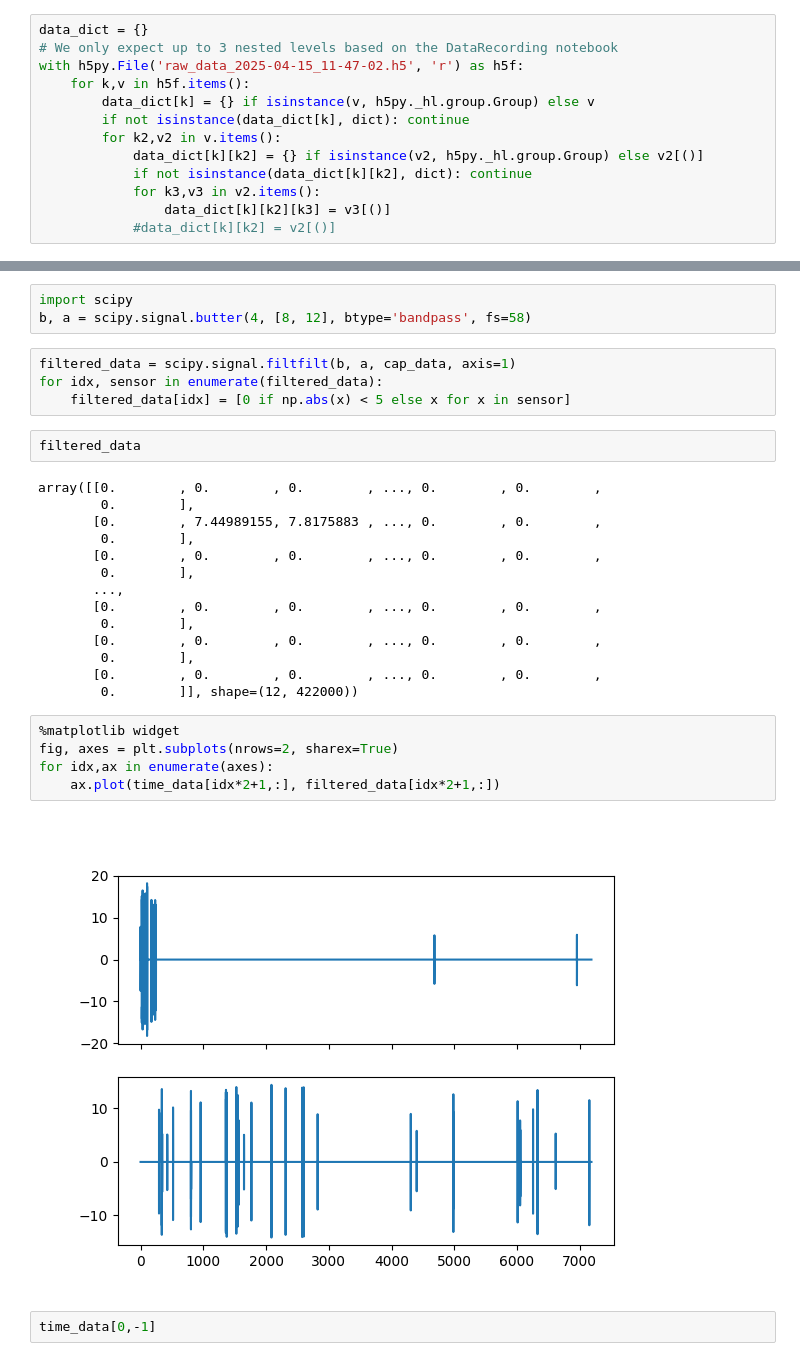
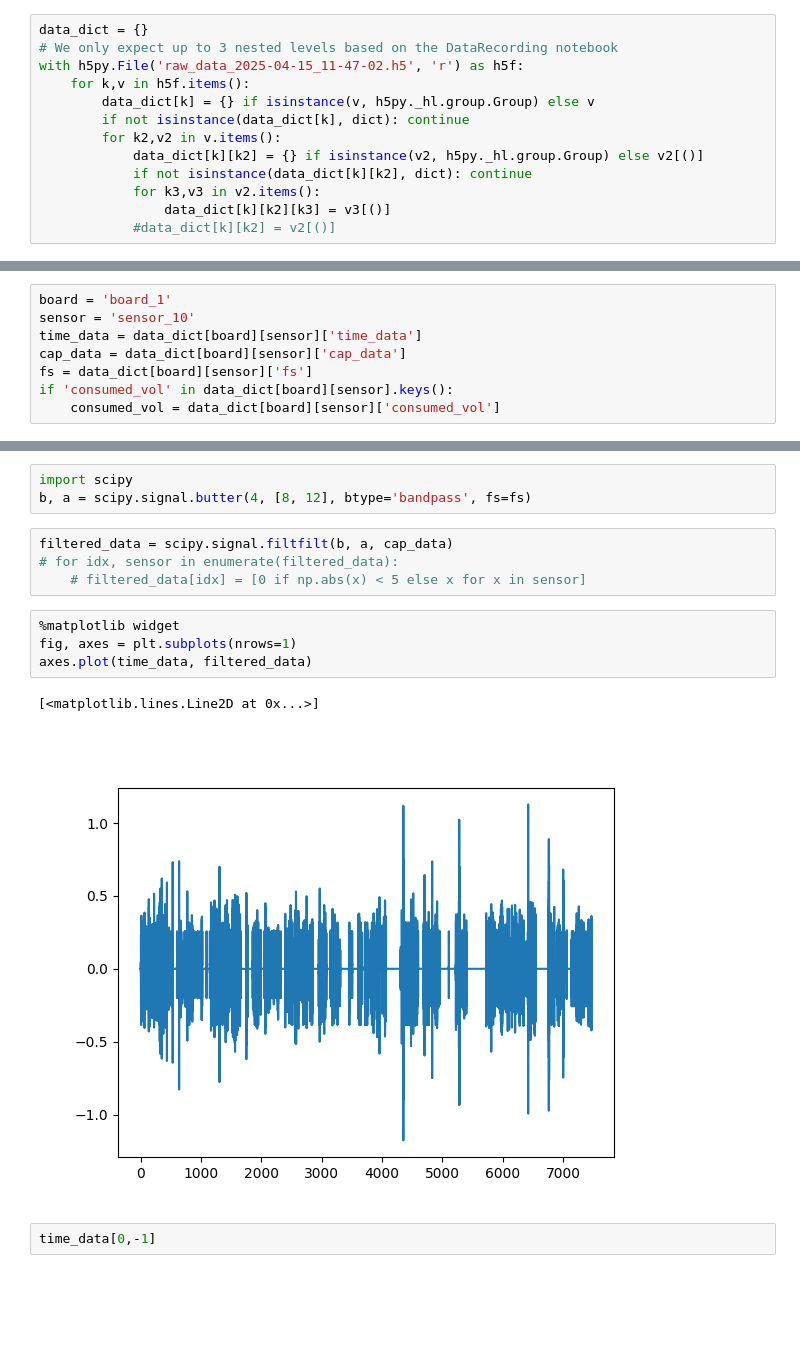
Before and after one commit to cparker-uc/Capacitive-Lick-Detection, a Jupyter notebook: MPR121_DataAnalysis.ipynb, the cells around one changed output, grey strips where cells are left out. Cells and saved outputs as stored; diff of their text form; blank space fills up the shorter version.

Commit message:
Working on updating DataAnalysis notebook to work with new H5 file format from the recording notebook

```diff
--- a/MPR121_DataAnalysis.ipynb
+++ b/MPR121_DataAnalysis.ipynb
@@ -53,0 +50,8 @@ assert np.all([time_data[0,x] < time_data[0,x+1] for x in range(1999)])
+# %%
+board = 'board_1'
+sensor = 'sensor_10'
+time_data = data_dict[board][sensor]['time_data']
+cap_data = data_dict[board][sensor]['cap_data']
+fs = data_dict[board][sensor]['fs']
+if 'consumed_vol' in data_dict[board][sensor].keys():
+    consumed_vol = data_dict[board][sensor]['consumed_vol']
@@ -61,33 +78,17 @@ for idx,ax in enumerate(axes):
 # %%
 import scipy
-b, a = scipy.signal.butter(4, [8, 12], btype='bandpass', fs=58)
+b, a = scipy.signal.butter(4, [8, 12], btype='bandpass', fs=fs)
 # %%
-filtered_data = scipy.signal.filtfilt(b, a, cap_data, axis=1)
-for idx, sensor in enumerate(filtered_data):
-    filtered_data[idx] = [0 if np.abs(x) < 5 else x for x in sensor]
+filtered_data = scipy.signal.filtfilt(b, a, cap_data)
+# for idx, sensor in enumerate(filtered_data):
+    # filtered_data[idx] = [0 if np.abs(x) < 5 else x for x in sensor]
-# %%
-filtered_data
-# %% [output]
-array([[0.        , 0.        , 0.        , ..., 0.        , 0.        ,
-        0.        ],
-       [0.        , 7.44989155, 7.8175883 , ..., 0.        , 0.        ,
-        0.        ],
-       [0.        , 0.        , 0.        , ..., 0.        , 0.        ,
-        0.        ],
-       ...,
-       [0.        , 0.        , 0.        , ..., 0.        , 0.        ,
-        0.        ],
-       [0.        , 0.        , 0.        , ..., 0.        , 0.        ,
-        0.        ],
-       [0.        , 0.        , 0.        , ..., 0.        , 0.        ,
-        0.        ]], shape=(12, 422000))
 # %%
 %matplotlib widget
-fig, axes = plt.subplots(nrows=2, sharex=True)
-for idx,ax in enumerate(axes):
-    ax.plot(time_data[idx*2+1,:], filtered_data[idx*2+1,:])
+fig, axes = plt.subplots(nrows=1)
+axes.plot(time_data, filtered_data)
 # %% [output]
+[<matplotlib.lines.Line2D at 0x...>]
-[figure, old version]
+[figure, new version]
 # %%
 time_data[0,-1]
 # %% [output]
```
Also changed, not shown: parts of 7 cells of this notebook.
